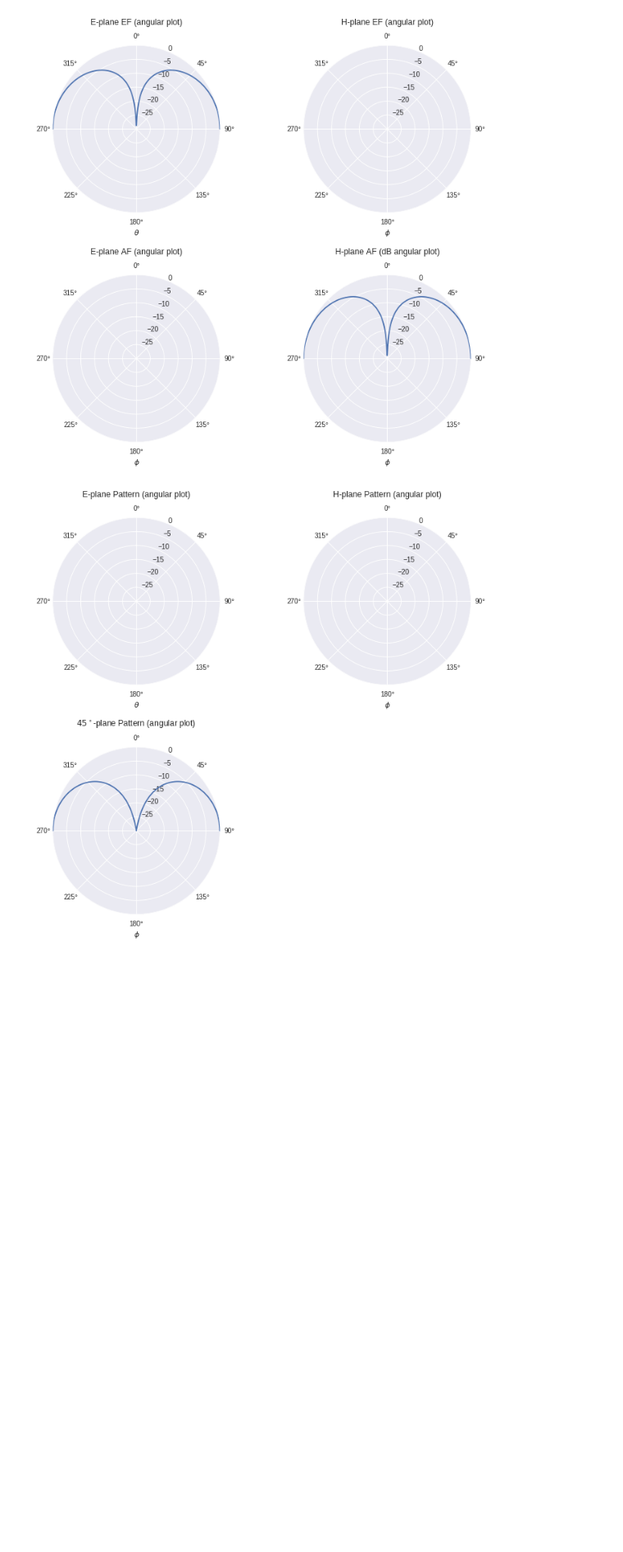
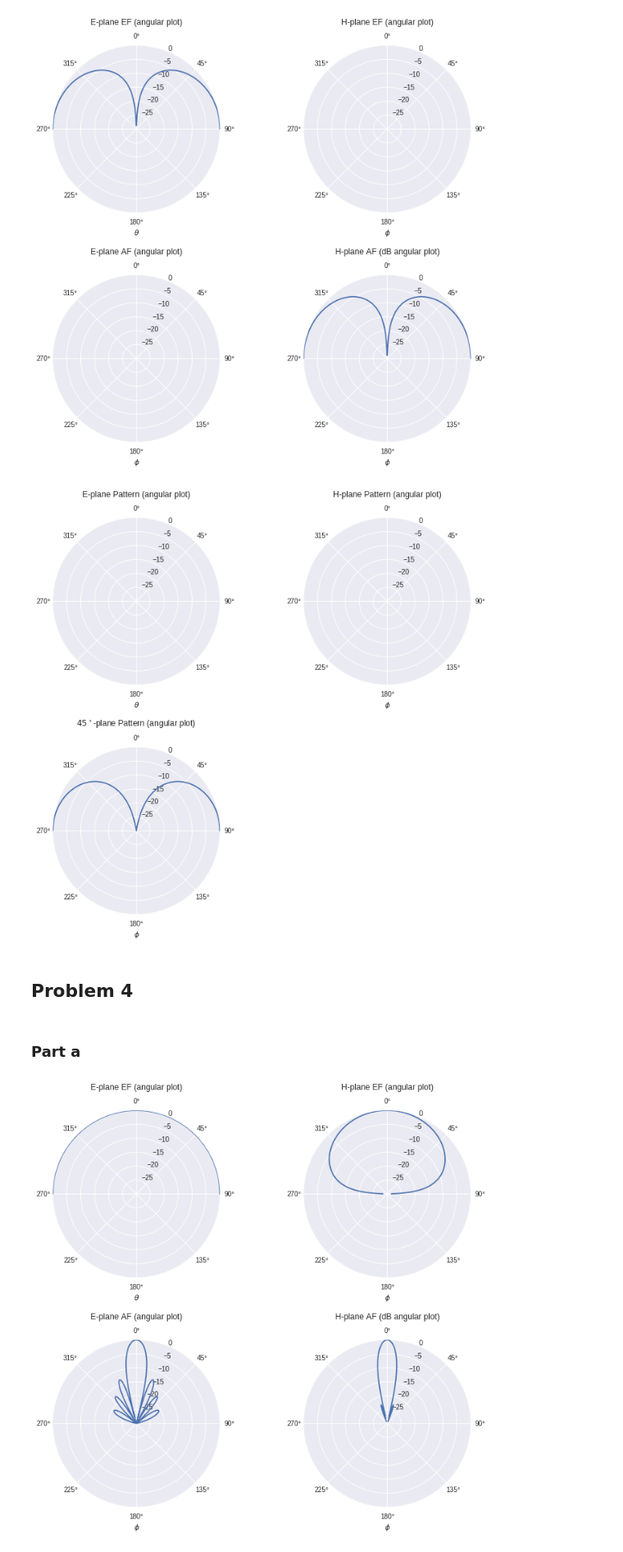
Before and after one commit to Zhaoxin-Hu/ECE222A, a Jupyter notebook: Homework_5.ipynb, the cells around one changed output. Shown at 82% size. Cells and saved outputs as stored; diff of their text form; code cells hidden in the pictures; blank space fills up the shorter version.

```diff
--- a/Homework_5.ipynb
+++ b/Homework_5.ipynb
@@ -71,7 +71,7 @@ def AF_n(theta, phi):
 
 def EF_un(theta, phi):
     psix = k*dx*np.sin(theta)*np.cos(phi)
-    return np.abs(np.sqrt(np.sin(phi)**2+(np.cos(theta)*np.cos(phi))**2)*np.sinc(psix/2))
+    return np.abs(np.sqrt(np.sin(phi)**2+(np.cos(theta)*np.cos(phi))**2)*np.sinc(psix/(2*np.pi))) # note that python def is sin(pi*x)/(pi*x)
 
 EF_un_max = EF_un(theta2d, phi2d).max()
 
@@ -353,3 +353,19 @@ plt.subplots_adjust(top=0.92, bottom=0.08, left=0.10, right=0.95, hspace=0.25,
                     wspace=0.5)
 # %% [output]
 [figure]
+# %% [markdown]
+## Problem 4
+# %% [markdown]
+### Part a
+# %%
+b = 4 # *wvlen in air
+a = 6 # *wvlen in air
+dx = a
+dy = b
+k = 2*np.pi # /wvlen in air
+
+num_pts_theta = 200
+num_pts_phi = 200
+theta, phi = np.linspace(0, np.pi/2, num_pts_theta), np.linspace(0, 2*np.pi, num_pts_phi)
+theta2d, phi2d = np.meshgrid(theta, phi)
+theta2d, phi2d = np.transpose(theta2d), np.transpose(phi2d)
@@ -355,0 +403,58 @@ plt.subplots_adjust(top=0.92, bottom=0.08, left=0.10, right=0.95, hspace=0.25,
+# %%
+scale = 'dB'
+num_pts_theta = 500
+theta = np.linspace(-np.pi/2, np.pi/2, num_pts_theta)
+
+plt.figure(figsize = (10,10))
+ax = plt.subplot(221, projection='polar')
+ax.set_theta_offset(np.pi/2)
+ax.set_theta_direction(-1)
+if scale == 'lin':
+    ax.plot(theta, (EF_n(theta, np.pi/2)))
+else:
+    ax.plot(theta, 20*np.log10(EF_n(theta, np.pi/2)))
+    ax.set_rmax(0)
+    ax.set_rmin(-30)
+ax.set_title(r'E-plane EF (angular plot)', y=1.1)
+ax.set_xlabel(r'$\theta$')
+
+ax = plt.subplot(222, projection='polar')
+ax.set_theta_offset(np.pi/2)
+ax.set_theta_direction(-1)
+if scale == 'lin':
+    ax.plot(theta, (EF_n(theta, 0)))
+else:
+    ax.plot(theta, 20*np.log10(EF_n(theta, 0)))
+    ax.set_rmax(0)
+    ax.set_rmin(-30)
+ax.set_title(r'H-plane EF (angular plot)', y=1.1)
+ax.set_xlabel(r'$\phi$')
+
+ax = plt.subplot(223, projection='polar')
+ax.set_theta_offset(np.pi/2)
+ax.set_theta_direction(-1)
+if scale == 'lin':
+    ax.plot(theta, (AF_n(theta, np.pi/2)))
+else:
+    ax.plot(theta, 20*np.log10(AF_n(theta, np.pi/2)))
+    ax.set_rmax(0)
+    ax.set_rmin(-30)
+ax.set_title(r'E-plane AF (angular plot)', y=1.1)
+ax.set_xlabel(r'$\phi$')
+
+ax = plt.subplot(224, projection='polar')
+ax.set_theta_offset(np.pi/2)
+ax.set_theta_direction(-1)
+if scale == 'lin':
+    ax.plot(theta, (AF_n(theta, 0)))
+else:
+    ax.plot(theta, 20*np.log10(AF_n(theta, 0)))
+    ax.set_rmax(0)
+    ax.set_rmin(-30)
+ax.set_title(r'H-plane AF (dB angular plot)', y=1.1)
+ax.set_xlabel(r'$\phi$')
+
+plt.subplots_adjust(top=0.92, bottom=0.08, left=0.10, right=0.95, hspace=0.25,
+                    wspace=0.5)
+# %% [output]
+[figure, added]
```
Also changed, not shown: parts of 10 cells of this notebook.
